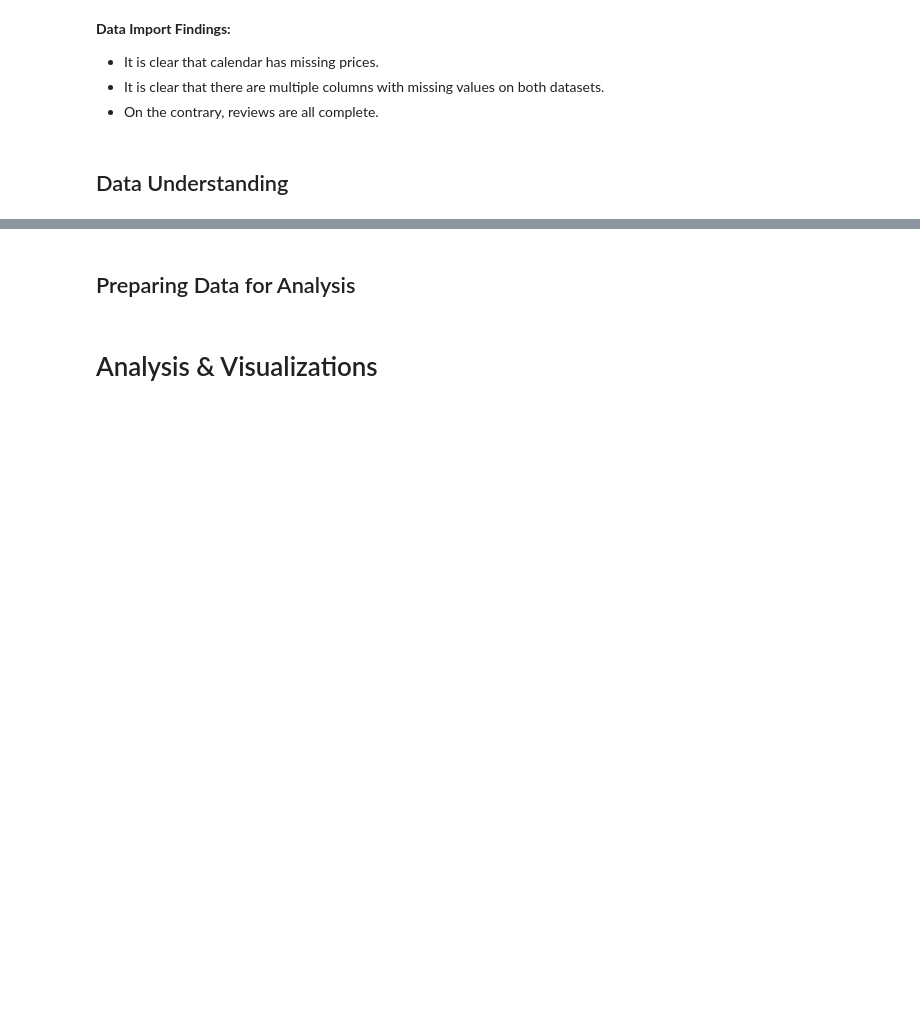
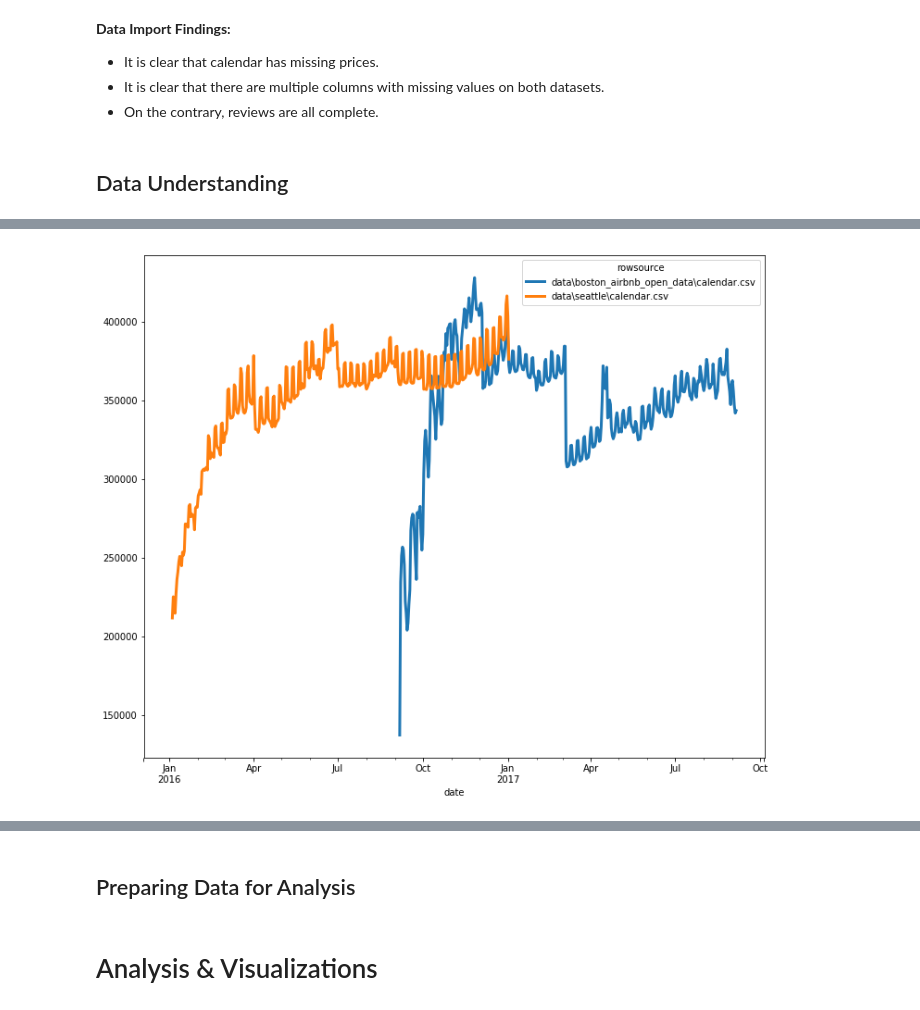
Before and after one commit to samlexrod/airbnb_ml, a Jupyter notebook: Airbnb_Analysis.ipynb, the cells around one changed output, grey strips where cells are left out. Saved outputs shown, nothing was run; the diff lists cells and outputs as text; code cells hidden in the pictures; blank space fills up the shorter version.

```diff
--- a/Airbnb_Analysis.ipynb
+++ b/Airbnb_Analysis.ipynb
@@ -164,0 +191,8 @@ plt.legend(bbox_to_anchor=(1.01, 1), loc='upper left');
+# %%
+calendar.groupby(['rowsource', 'date'])\
+    .agg({'price':'sum'})\
+    .reset_index()\
+    .pivot(index='date', columns='rowsource', values='price')\
+    .plot.line(figsize=(12, 10), lw=3);
+# %% [output]
+[figure, added]
```
Also changed, not shown: parts of 9 cells of this notebook.
